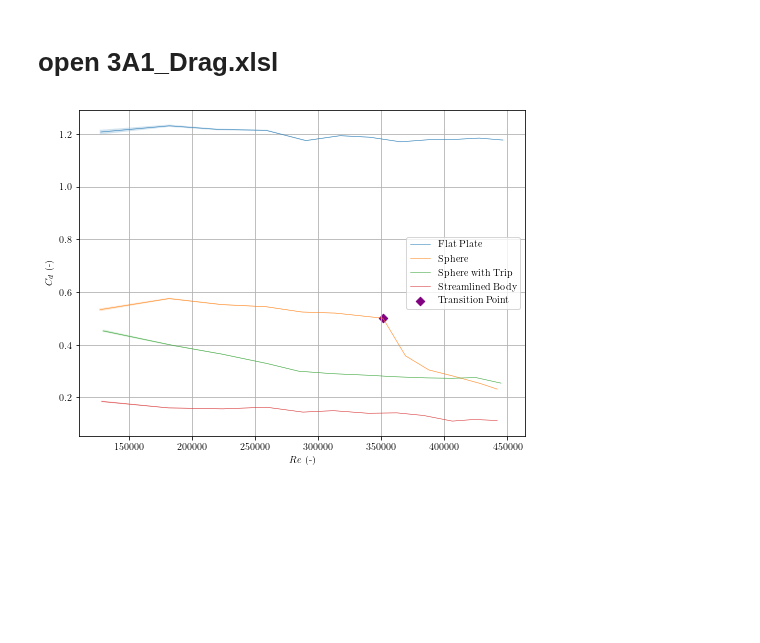
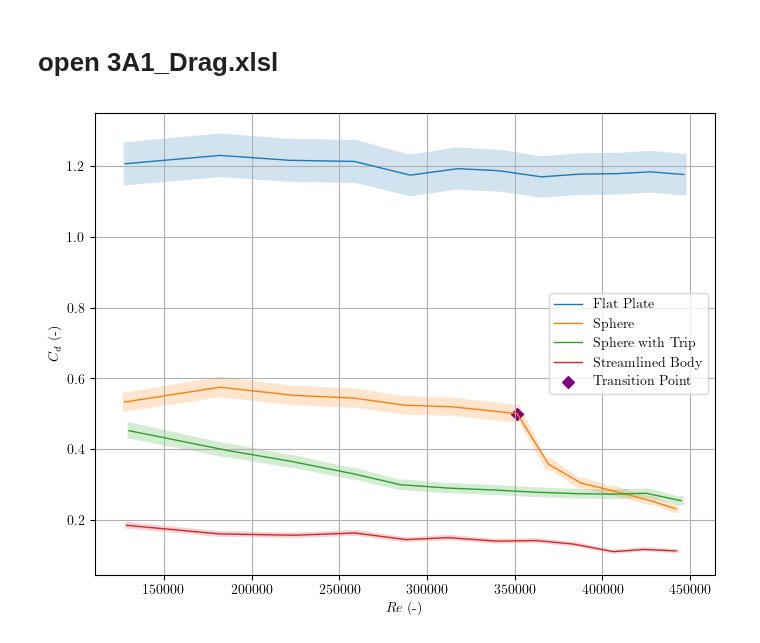
Before and after one commit to lpender3672/MEng-CW, a Jupyter notebook: IIA/3A1/Drag_bluff_and_streamlined/analysis.ipynb, the cells around one changed output. Cells and saved outputs as stored; diff of their text form; code cells hidden in the pictures; blank space fills up the shorter version.

```diff
--- a/IIA/3A1/Drag_bluff_and_streamlined/analysis.ipynb
+++ b/IIA/3A1/Drag_bluff_and_streamlined/analysis.ipynb
@@ -28,13 +28,15 @@ def plot_Cd_vs_Re(ax, df, label):
     D = np.array(df["Drag Reading"], dtype=float)
     T = np.array(df["Temperature C"], dtype=float) + 273.15
 
-    ax.plot(Re, Cd, label=label, linewidth=0.5)
+    ax.plot(Re, Cd, label=label, linewidth=1)
     # semilog x
     #ax.semilogx(df["Reynolds Number"], df["Body Drag Coefficient"], label=label)
 
     u_rho_a = 1 / T + 10 / 1e5
 
-    u_Cd = 0.005 / dp + 0.05 / D
+    u_Cd_measured = 0.005 / dp + 0.05 / D
+    u_Cd_correction = 0.005 / 0.10
+    u_Cd = np.sqrt(u_Cd_measured**2 + u_Cd_correction**2)
     u_Re = 0.5 * 0.005 / dp + u_rho_a
 
     Re_fill = np.repeat(Re, 2)
@@ -47,31 +49,31 @@ def plot_Cd_vs_Re(ax, df, label):
 
     ax.fill_between(Re_fill,
                     Cd_fill_low,
                     Cd_fill_hi,
                     alpha = 0.2)
 
     ax.set_xlabel("$Re$ (-)")
     ax.set_ylabel("$C_d$ (-)")
 
 fig, ax = plt.subplots(1, 1, figsize=(8, 6))
 plot_Cd_vs_Re(ax, flat_plate, "Flat Plate")
 plot_Cd_vs_Re(ax, sphere, "Sphere")
 plot_Cd_vs_Re(ax, sphere_trip, "Sphere with Trip")
 plot_Cd_vs_Re(ax, streamlined, "Streamlined Body")
 
 TT_pos = 6
 
 TT_Re = np.array(sphere["Reynolds Number"], dtype=float)[TT_pos]
 TT_Cd = np.array(sphere["Body Drag Coefficient"], dtype=float)[TT_pos]
 
 ax.scatter(TT_Re, TT_Cd, label="Transition Point", color="purple", marker="D")
 
 # set reynolds number to be log scale
 #ax.set_xscale("log")
 ax.grid(which='both')
 
 ax.legend()
 plt.savefig("Re_vs_Cd.png", dpi=500)
 plt.show()
 # %% [output]
-[figure, old version]
+[figure, new version]
```
Also changed, not shown: parts of 2 cells of this notebook, 3 other files.
